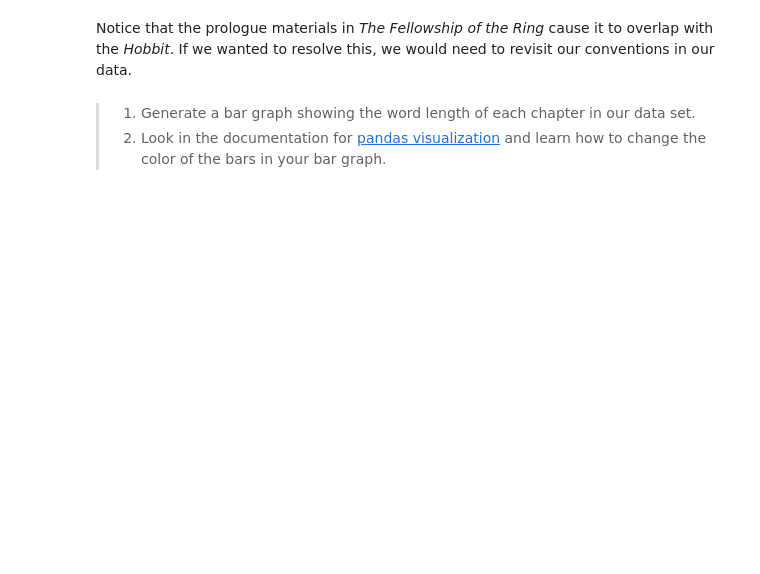
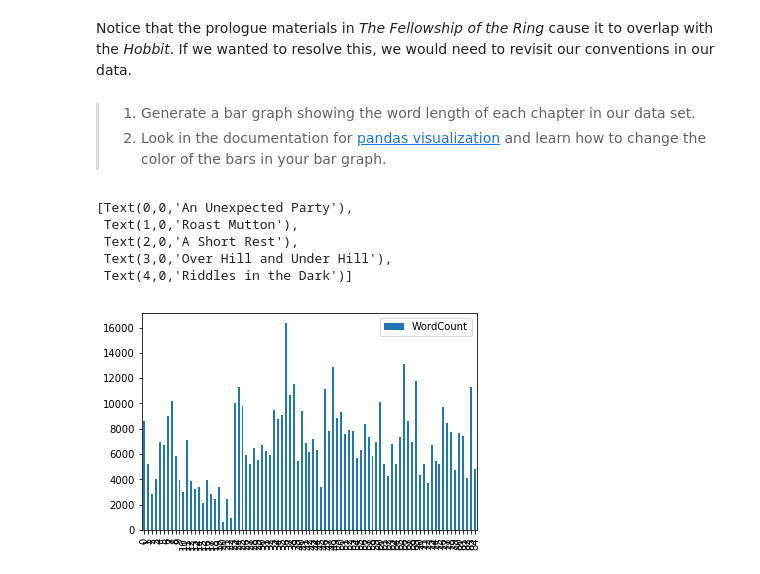
Before and after one commit to AnishSenthilkumar/ds_1300_notebooks, a Jupyter notebook: work/01_assignment.ipynb, the cells around one changed output. Cells and saved outputs as stored; diff of their text form; code cells hidden in the pictures; blank space fills up the shorter version.

```diff
--- a/work/01_assignment.ipynb
+++ b/work/01_assignment.ipynb
@@ -417,3 +456,6 @@ titles = ['The Hobbit','The Fellowship of the Ring', 'The Two Towers', 'The Retu
 data['CollectionName']=data['CollectionNum'].apply(lambda x: titles[x])
 # %% [markdown]
 > Can you use apply to estimate the time it takes to read each chapter? How long would it take to read all the chapters? Assume someone reads at 225 words per minute.
+# %%
+wpm = 225
+data['time'] = data['WordCount'].apply(lambda x: x/wpm)
@@ -451,3 +511,9 @@ df[df['Books'].str.contains('ing')]
 df[(df['Books'].str.contains('ing')) & (df['Words']>150000)]
 # %% [markdown]
 >Can you select the books with a lowercase 'r' in their name but not a capital 'R'? *Hint: you can use "~" to negate a function*
+# %%
+import pandas as pd
+d = {"Books":["The Silmarillion","The Hobbit","The Fellowship of the Ring","The Two Towers","The Return of the King"],
+     "Words":[130115,95506,187726,156147,137037]}
+df = pd.DataFrame(d)
+df[(df['Books'].str.contains('r')) & ~(df['Books'].str.contains('R'))]
@@ -521,3 +624,13 @@ plt.pyplot.legend()
 # %% [markdown]
 > 1) Generate a bar graph showing the word length of each chapter in our data set.
 > 2) Look in the documentation for [pandas visualization](https://pandas.pydata.org/pandas-docs/stable/user_guide/visualization.html) and learn how to change the color of the bars in your bar graph.
+# %%
+data[['WordCount', 'ChapterName']].plot(kind = 'bar')
+plot.set_xticklabels(data['ChapterName'])
+# %% [output]
+[Text(0,0,'An Unexpected Party'),
+ Text(1,0,'Roast Mutton'),
+ Text(2,0,'A Short Rest'),
+ Text(3,0,'Over Hill and Under Hill'),
+ Text(4,0,'Riddles in the Dark')]
+[figure, added]
```
Also changed, not shown: parts of 26 cells of this notebook.
